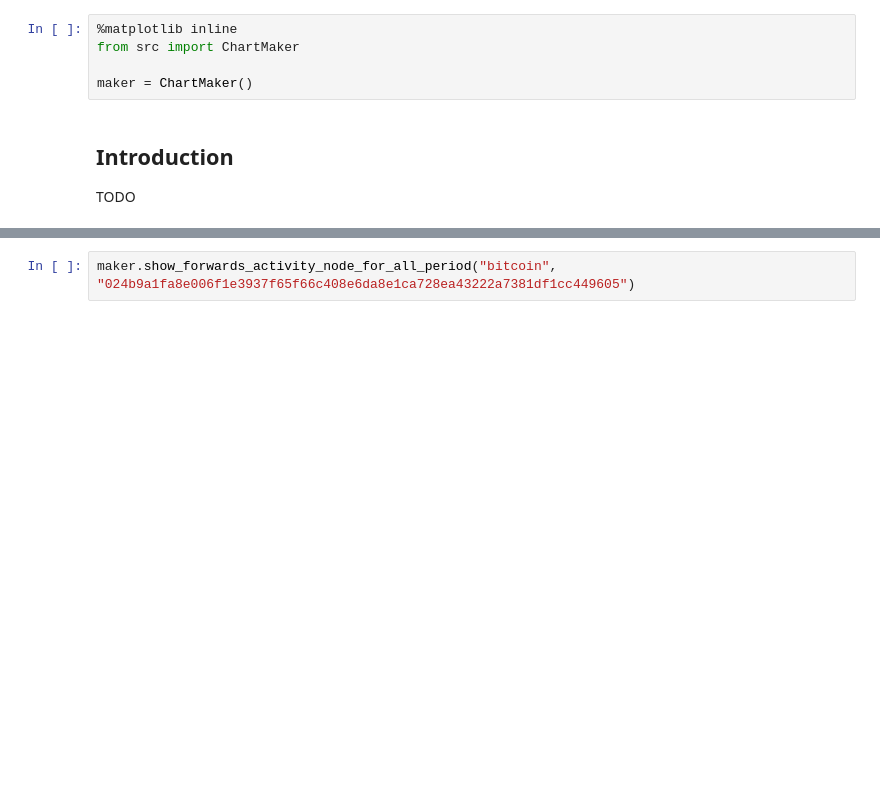
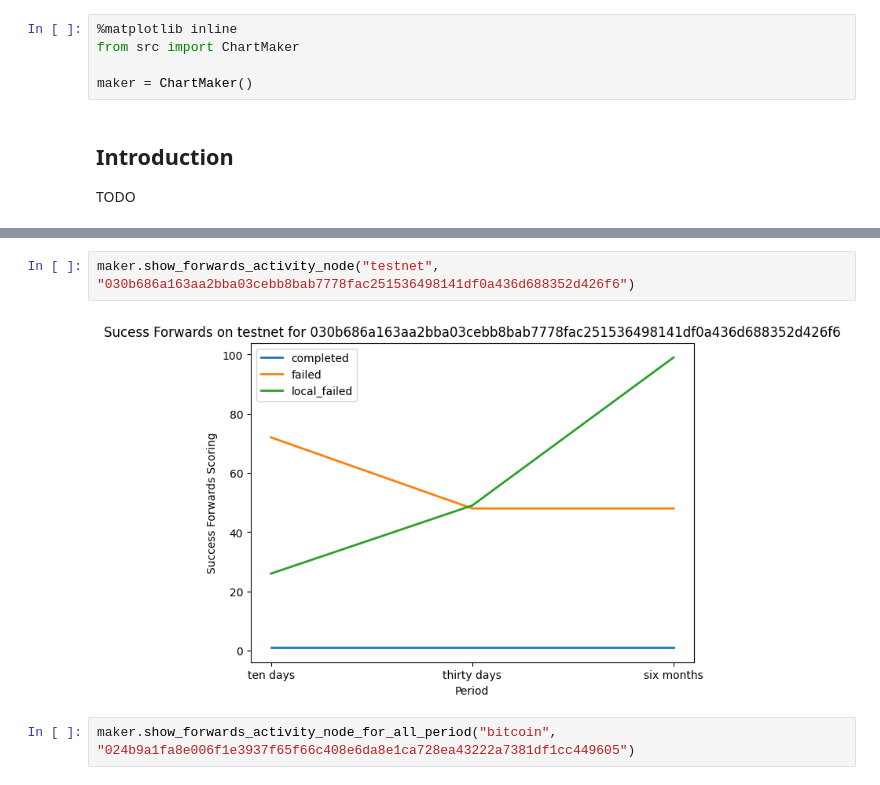
Before and after one commit to LNOpenMetrics/local-reputation-analysis, a Jupyter notebook: LN_Metrics_Chart.ipynb, the cells around one changed output, grey strips where cells are left out. Cells and saved outputs as stored; diff of their text form; blank space fills up the shorter version.

```diff
--- a/LN_Metrics_Chart.ipynb
+++ b/LN_Metrics_Chart.ipynb
@@ -36,3 +41,7 @@ maker.show_forwards_activity_node("bitcoin", "024b9a1fa8e006f1e3937f65f66c408e6d
+# %%
+maker.show_forwards_activity_node("testnet", "030b686a163aa2bba03cebb8bab7778fac251536498141df0a436d688352d426f6")
+# %% [output]
+[figure, added]
 # %%
 maker.show_forwards_activity_node_for_all_period("bitcoin", "024b9a1fa8e006f1e3937f65f66c408e6da8e1ca728ea43222a7381df1cc449605")
 # %% [output]
```
Also changed, not shown: parts of 15 cells of this notebook, 1 other file.
